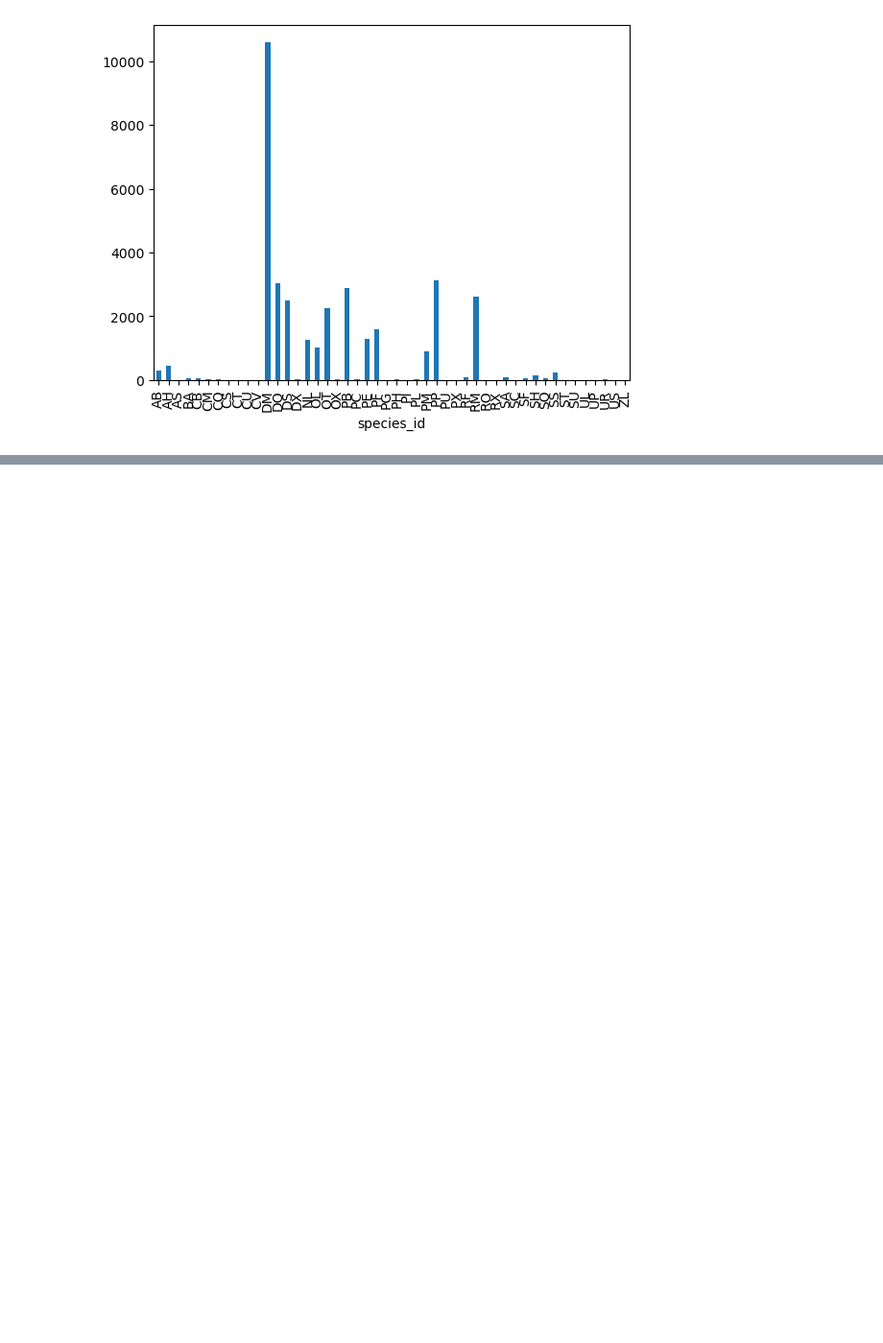
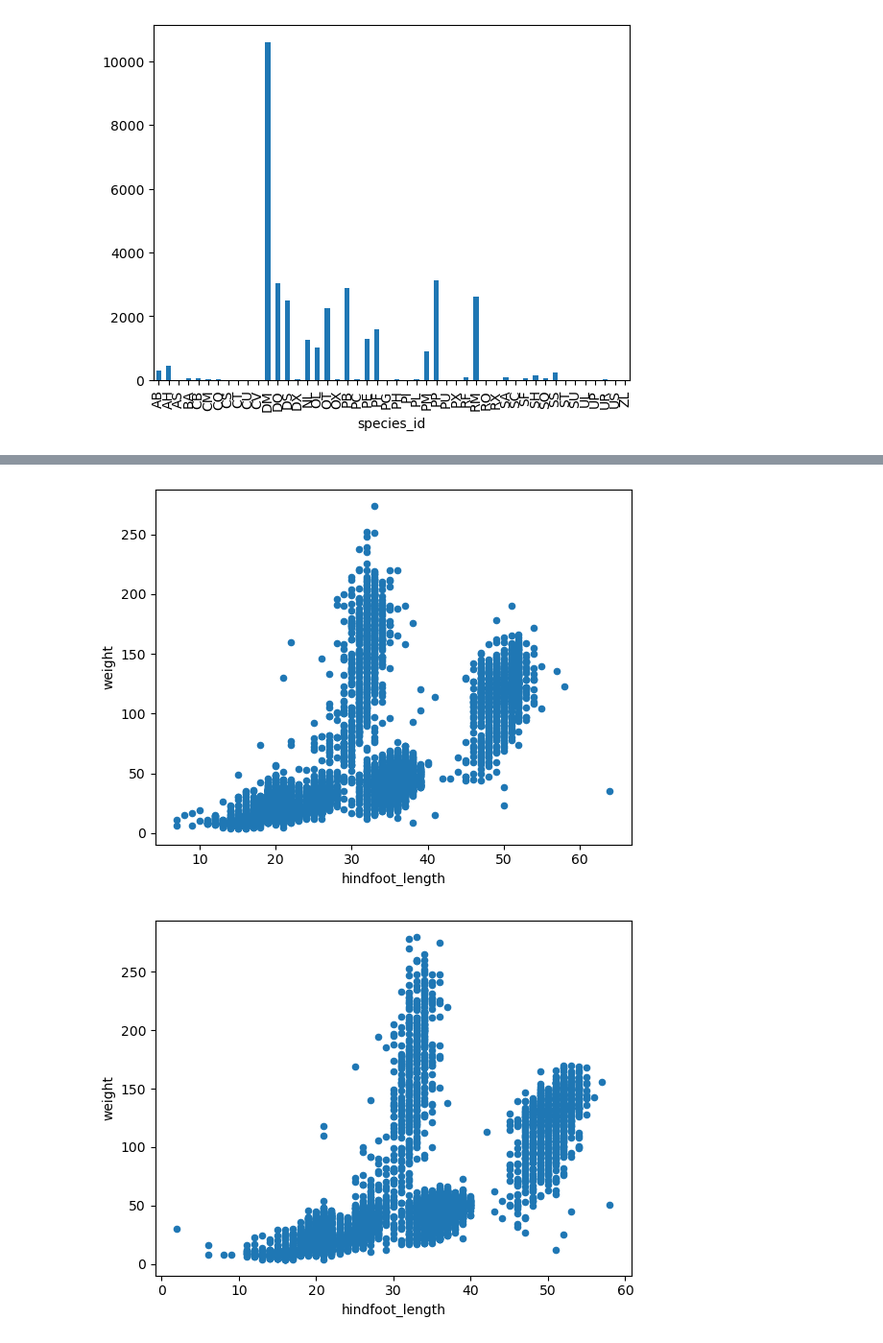
Before and after one commit to amyye04/praccomp2026, a Jupyter notebook: praccomp2026.ipynb, the cells around one changed output, grey strips where cells are left out. Shown at 96% size. Saved outputs shown, nothing was run; the diff lists cells and outputs as text; code cells hidden in the pictures; blank space fills up the shorter version.

```diff
--- a/praccomp2026.ipynb
+++ b/praccomp2026.ipynb
@@ -376,0 +382,5 @@ species_counts.plot(kind='bar')
+# %%
+my_plot_HindfootLxWeight_bySexs = surveys_df.groupby('sex').plot("hindfoot_length", "weight", kind="scatter")
+# %% [output]
+[figure, added]
+[figure, added]
```
Also changed, not shown: parts of 14 cells of this notebook.
